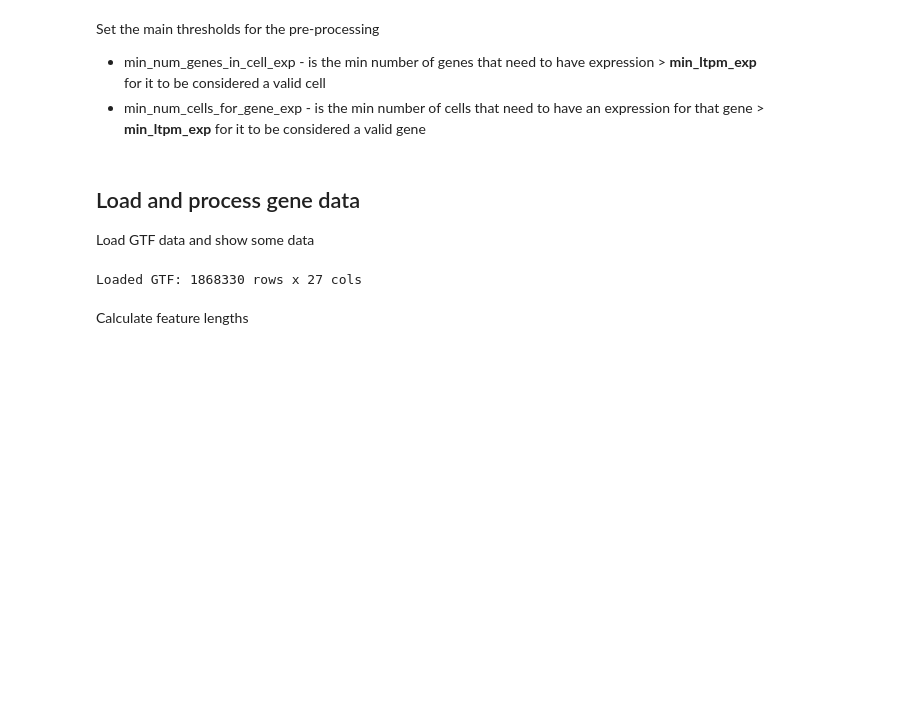
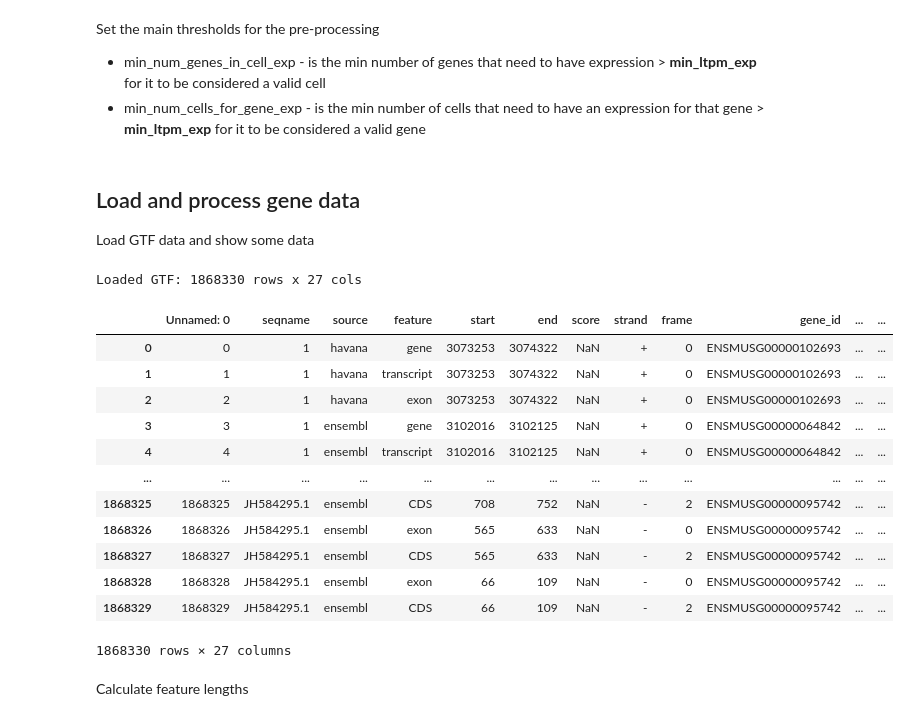
Before and after one commit to luslab/arshamg-scrnaseq-wgan, a Jupyter notebook: jupyter/prepare-data.ipynb, the cells around one changed output. Drawn from its saved outputs; the diff is of its cells as text; code cells hidden in the pictures; blank space fills up the shorter version.

```diff
--- a/jupyter/prepare-data.ipynb
+++ b/jupyter/prepare-data.ipynb
@@ -51,13 +51,26 @@ Load GTF data and show some data
 # %%
 if path.exists(gtf_data_path) is False:
     df_gtf = read_gtf(gtf_path)
     df_gtf.to_csv(gtf_data_path)
 
 df_gtf = pd.read_csv(gtf_data_path)
 print_rowcol('Loaded GTF', df_gtf)
-#df_gtf
+df_gtf
 # %% [output]
 Loaded GTF: 1868330 rows x 27 cols
+|  | Unnamed: 0 | seqname | source | feature | start | end | score | strand | frame | gene_id | ... | ... |
+| 0 | 0 | 1 | havana | gene | 3073253 | 3074322 | NaN | + | 0 | ENSMUSG00000102693 | ... | ... |
+| 1 | 1 | 1 | havana | transcript | 3073253 | 3074322 | NaN | + | 0 | ENSMUSG00000102693 | ... | ... |
+| 2 | 2 | 1 | havana | exon | 3073253 | 3074322 | NaN | + | 0 | ENSMUSG00000102693 | ... | ... |
+| 3 | 3 | 1 | ensembl | gene | 3102016 | 3102125 | NaN | + | 0 | ENSMUSG00000064842 | ... | ... |
+| 4 | 4 | 1 | ensembl | transcript | 3102016 | 3102125 | NaN | + | 0 | ENSMUSG00000064842 | ... | ... |
+| ... | ... | ... | ... | ... | ... | ... | ... | ... | ... | ... | ... | ... |
+| 1868325 | 1868325 | JH584295.1 | ensembl | CDS | 708 | 752 | NaN | - | 2 | ENSMUSG00000095742 | ... | ... |
+| 1868326 | 1868326 | JH584295.1 | ensembl | exon | 565 | 633 | NaN | - | 0 | ENSMUSG00000095742 | ... | ... |
+| 1868327 | 1868327 | JH584295.1 | ensembl | CDS | 565 | 633 | NaN | - | 2 | ENSMUSG00000095742 | ... | ... |
+| 1868328 | 1868328 | JH584295.1 | ensembl | exon | 66 | 109 | NaN | - | 0 | ENSMUSG00000095742 | ... | ... |
+| 1868329 | 1868329 | JH584295.1 | ensembl | CDS | 66 | 109 | NaN | - | 2 | ENSMUSG00000095742 | ... | ... |
+1868330 rows × 27 columns
 # %% [markdown]
 Calculate feature lengths
 # %%
```
Also changed, not shown: parts of 53 cells of this notebook, 1 other file.
